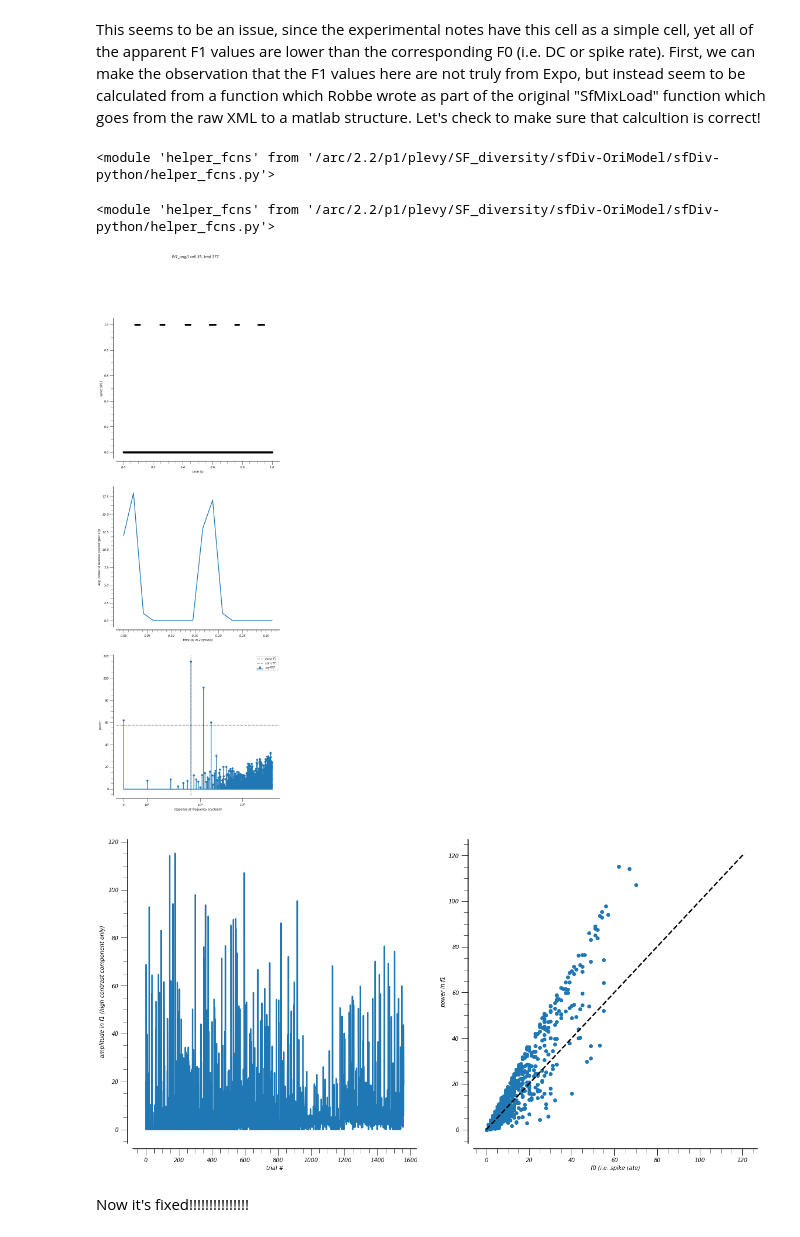
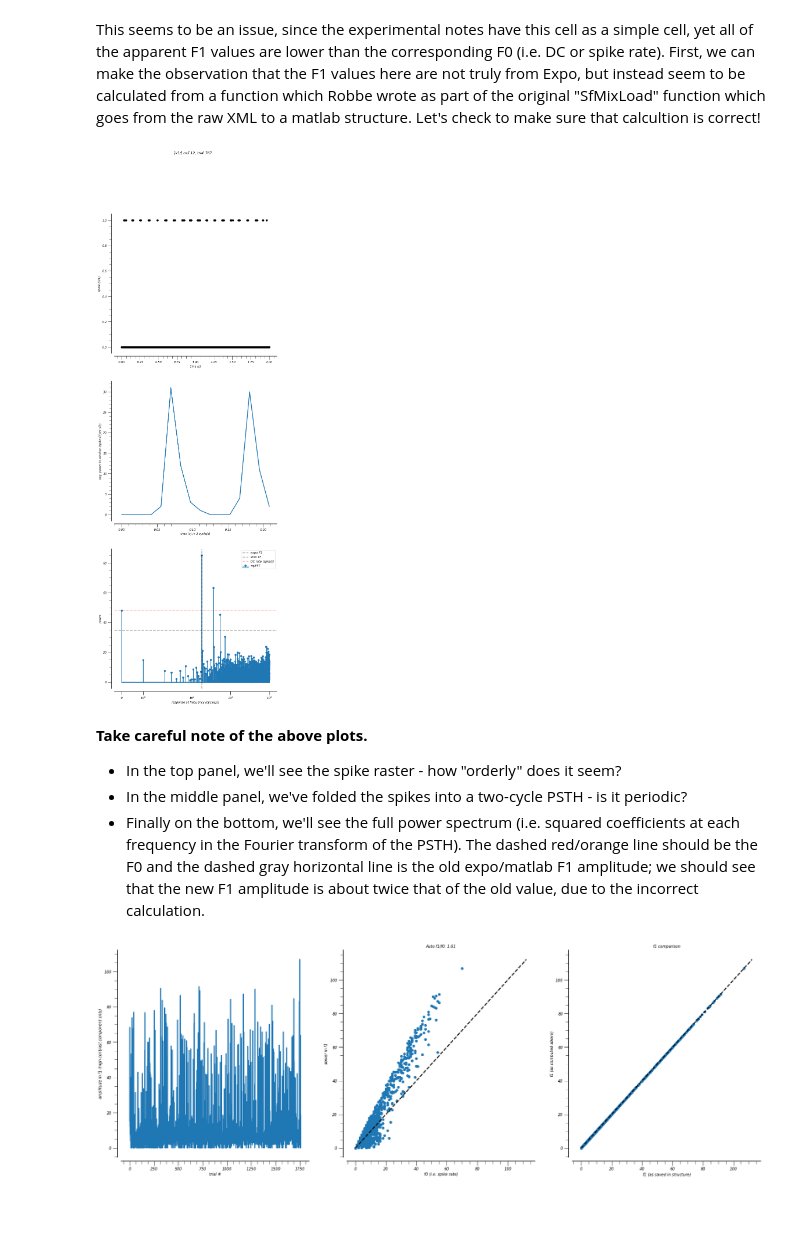
Before and after one commit to paul-levy/SF-diversity, a Jupyter notebook: sandbox_careful.ipynb, the cells around one changed output. Drawn from its saved outputs; the diff is of its cells as text; code cells hidden in the pictures; blank space fills up the shorter version.

Commit message:
fixed compute_f1f0 and underlying fft amplitude calculation to return rates (i.e spikes/power per second); with converMatToPy ntbk, included correct F1 value in struct as f1, old vals in f1_expo

```diff
--- a/sandbox_careful.ipynb
+++ b/sandbox_careful.ipynb
@@ -329,9 +333,9 @@ we did not consciously exclude simple cells (F1>F0) during data collection. Belo
 ######
 
 # variables to set
-expDir   = 'V1_orig/';
-dl_name  = 'dataList.npy'
-which_cell = 35; # which cell - index will be which_cell - 1
+expDir   = 'V1/';
+dl_name  = 'dataList_glx.npy'
+which_cell = 12; # which cell - index will be which_cell - 1
 df_dogType = 0; # 0 - not DoG; 1 - Sach; 2 - Tony
 df_lossType = 2; # 1 - lsq; 2 - sqrt; 3 - poiss; 4 - sach
 
@@ -379,16 +383,8 @@ sns.despine(offset=10)
 # %% [markdown]
 This seems to be an issue, since the experimental notes have this cell as a simple cell, yet all of the apparent F1 values are lower than the corresponding F0 (i.e. DC or spike rate). First, we can make the observation that the F1 values here are not truly from Expo, but instead seem to be calculated from a function which Robbe wrote as part of the original "SfMixLoad" function which goes from the raw XML to a matlab structure. Let's check to make sure that calcultion is correct!
-# %%
-autoreload.reload(hf)
-# %% [output]
-<module 'helper_fcns' from '/arc/2.2/p1/plevy/SF_diversity/sfDiv-OriModel/sfDiv-python/helper_fcns.py'>
 # %%
 nComps = lambda tr_inf, ind: np.sum(np.array([x[ind] for x in tr_inf['con']])>0)
 fold_cycle = 2;
-# %%
-autoreload.reload(hf)
-# %% [output]
-<module 'helper_fcns' from '/arc/2.2/p1/plevy/SF_diversity/sfDiv-OriModel/sfDiv-python/helper_fcns.py'>
 # %%
 ######
 # analyze PSTH/FT
@@ -430,14 +426,13 @@ ax[1].set_ylabel('avg. power in window (spikes?(per s?))')
 power, rel_power, full_ft = hf.spike_fft(psth, tfs=all_tf[0], stimDur=stimDur);
 ax[2].stem(power[0], basefmt='', label='myFFT');
 # and the expo-determined F1
-orig_f1 = np.abs(tr_inf['f1'][full_ind])
+orig_f1 = np.abs(tr_inf['f1_expo'][full_ind])
 ax[2].axhline(orig_f1, color='k', ls='--', alpha=0.3, label='expo F1')
 tf_xloc = hf.tf_to_ind(all_tf, stimDur)[0];
 ax[2].axvline(tf_xloc, color='k', linestyle='--', alpha=0.3, label='stim TF');
 # and the DC
 dc_rate = spike_count[full_ind] / stimDur;
-if dc_rate != power[0][0]: # equivalent to stimDur != 1...
-    ax[2].axhline(dc_rate, color='r', linestyle='--', alpha=0.3, label='DC rate (spks/s)');
+ax[2].axhline(dc_rate, color='r', linestyle='--', alpha=0.3, label='DC rate (spks/s)');
 # adjust the scales/labels
 ax[2].set_xscale('symlog')
 ax[2].set_xlabel('response at frequency (cycles/s)')
@@ -447,36 +442,54 @@ ax[2].legend();
 f.suptitle('[%s] cell %d, trial %d' % (expDir, which_cell, full_ind));
 sns.despine(offset=10)
 # %% [output]
-[figure, old version]
+[figure, new version]
+# %% [markdown]
+**Take careful note of the above plots.**
+- In the top panel, we'll see the spike raster - how "orderly" does it seem?
+- In the middle panel, we've folded the spikes into a two-cycle PSTH - is it periodic?
+- Finally on the bottom, we'll see the full power spectrum (i.e. squared coefficients at each frequency in the Fourier transform of the PSTH). The dashed red/orange line should be the F0 and the dashed gray horizontal line is the old expo/matlab F1 amplitude; we should see that the new F1 amplitude is about twice that of the old value, due to the incorrect calculation.
 # %%
 ######
 # get our own fourier analysis!
 ######
 nTrials = len(tr_inf['num']);
 spike_counts = tr_inf['spikeCount'];
 spike_times = [tr_inf['spikeTimes'][x] for x in range(nTrials)];
 psth, bins = hf.make_psth(spike_times, stimDur=stimDur);
 all_tf = tr_inf['tf'][0]; # just take first grating???
 power, rel_power, full_ft = hf.spike_fft(psth, tfs=all_tf, stimDur=stimDur);
 
-f, ax = plt.subplots(1, 2, figsize=(2*10, 10));
+f, ax = plt.subplots(1, 3, figsize=(3*10, 10));
 
-# plot F1
+## plot F1 per trial
 ax[0].plot(rel_power);
 ax[0].set_xlabel('trial #');
 ax[0].set_ylabel('amplitude in f1 (high contrast component only)');
 
-# plot F0 vs. F1
+## plot F0 vs. F1
 stimDur = hf.get_exp_params(expInd, forceDir=expDir).stimDur;
 expo_f0 = spike_counts/stimDur;
 mn, mx = np.minimum(np.min(hf.nan_rm(expo_f0)), np.min(hf.nan_rm(rel_power))), np.maximum(np.max(hf.nan_rm(expo_f0)), np.max(hf.nan_rm(rel_power)))
 ax[1].plot(expo_f0, rel_power, 'o', clip_on=False);
 ax[1].plot([mn, 1.05*mx], [mn, 1.05*mx], 'k--')
 ax[1].set_xlabel('f0 (i.e. spike rate)');
 ax[1].set_ylabel('power in f1');
+# and also, let's compute f1f0 as given in hf.compute_f1f0
+f1f0 = hf.compute_f1f0(tr_inf, which_cell, expInd, dataPath, dfName)
+ax[1].set_title('Auto f1/f0: %.2f' % f1f0[0])
+
+## plot F1 vs. F1 (checking that new saved F1 [08.22.19])
+stimDur = hf.get_exp_params(expInd, forceDir=expDir).stimDur;
+saved_f1 = np.abs(tr_inf['f1'])
+mn, mx = np.minimum(np.min(hf.nan_rm(saved_f1)), np.min(hf.nan_rm(rel_power))), np.maximum(np.max(hf.nan_rm(saved_f1)), np.max(hf.nan_rm(rel_power)))
+ax[2].plot(saved_f1, rel_power, 'o', clip_on=False);
+ax[2].plot([mn, 1.05*mx], [mn, 1.05*mx], 'k--')
+ax[2].set_xlabel('f1 (as saved in structure)');
+ax[2].set_ylabel('f1 (as computed above)');
+# and also, let's compute f1f0 as given in hf.compute_f1f0
+f1f0 = hf.compute_f1f0(tr_inf, which_cell, expInd, dataPath, dfName)
+ax[2].set_title('f1 comparison')
 
 sns.despine(offset=10)
 # %% [output]
-[figure, old version]
+[figure, new version]
-# %% [markdown]
-Now it's fixed!!!!!!!!!!!!!!!
```
Also changed, not shown: parts of 4 cells of this notebook, 2 other files.
